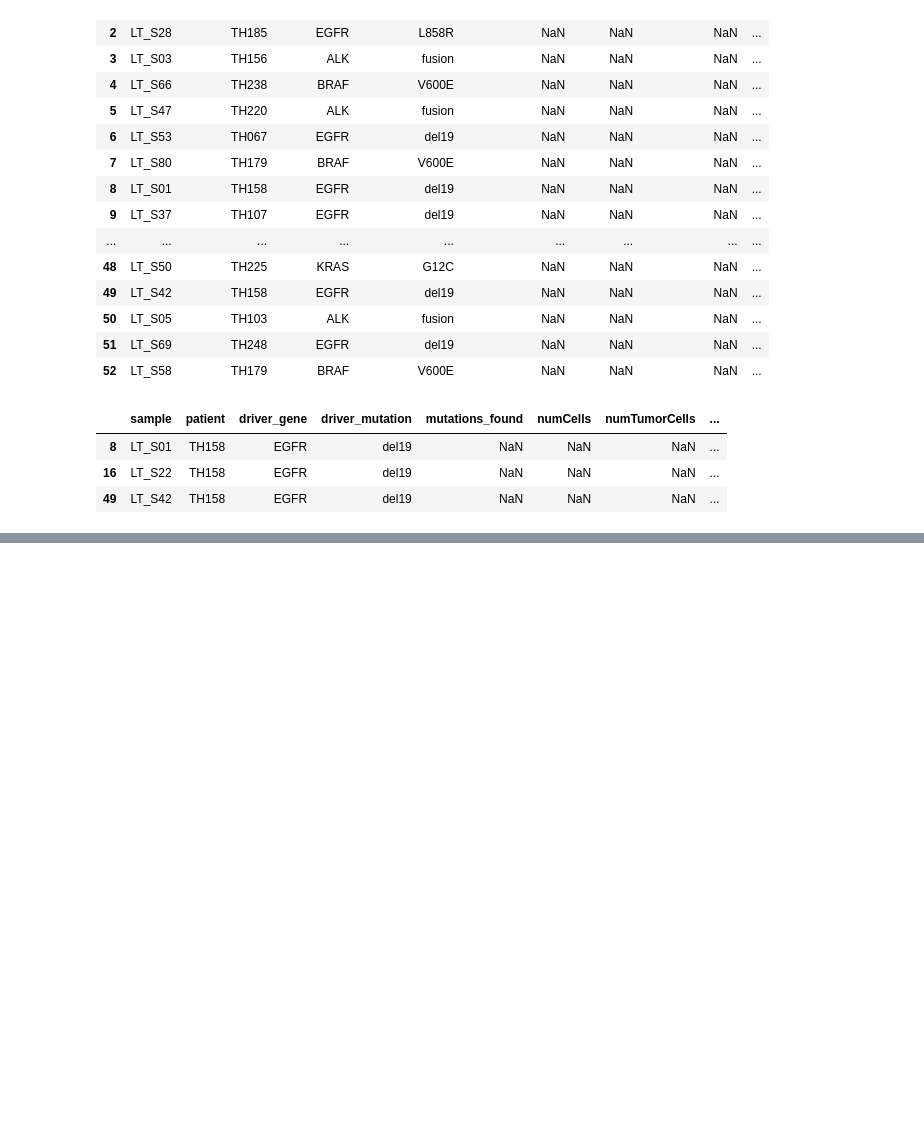
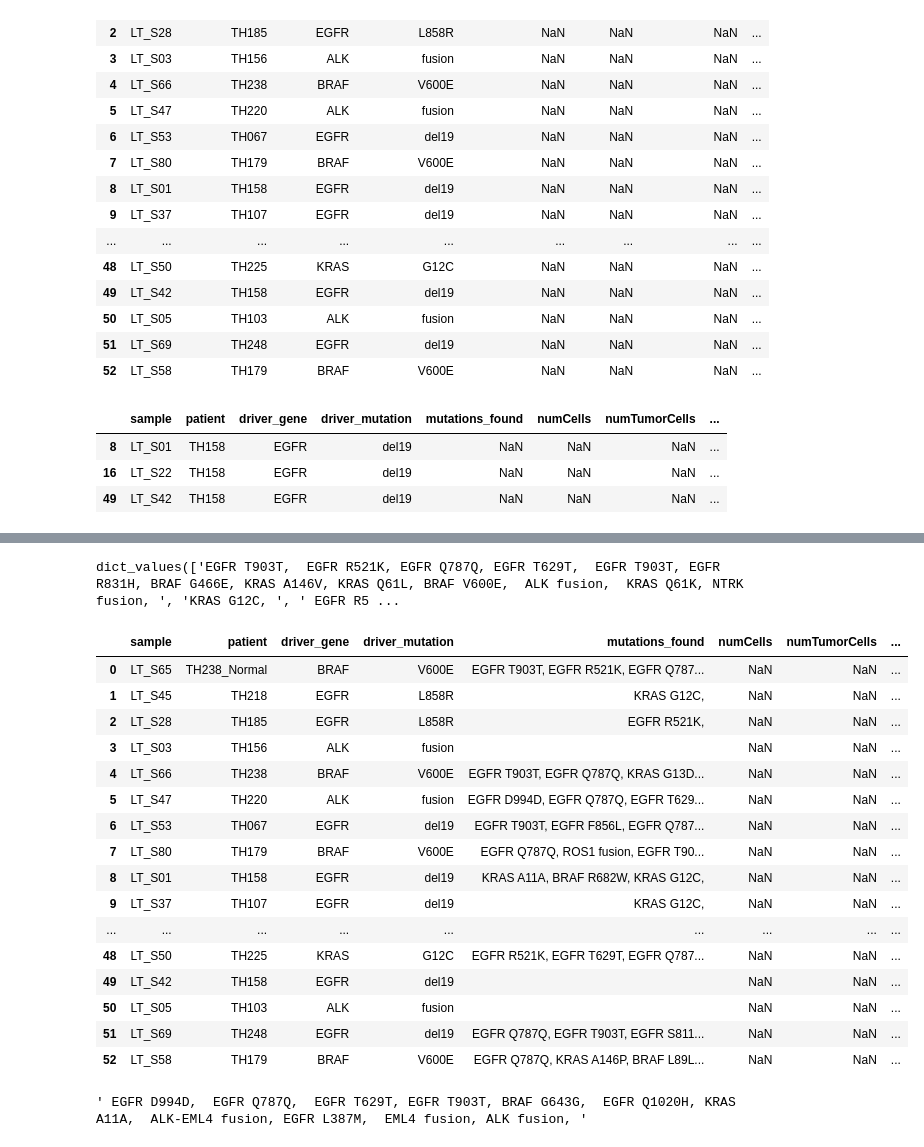
Before and after one commit to czbiohub/SNP_calling_pipeline, a Jupyter notebook: summaryTable/createValidationTables_samples.ipynb, the cells around one changed output, grey strips where cells are left out. Saved outputs shown, nothing was run; the diff lists cells and outputs as text; code cells hidden in the pictures; blank space fills up the shorter version.

Commit message:
fillin in validationTable_samples

```diff
--- a/summaryTable/createValidationTables_samples.ipynb
+++ b/summaryTable/createValidationTables_samples.ipynb
@@ -356,0 +365,6 @@ validationTable_samples[indices]
+# %%
+# this method worked well last time
+mutationsFoundDict = {}
+# %%
+samplesList = validationTable_samples['sample']
+samplesList
@@ -356,0 +389,3 @@ validationTable_samples[indices]
+# %%
+for item in samplesList:
+    mutationsFoundDict.update({item:''})
@@ -356,0 +412,14 @@ validationTable_samples[indices]
+# %%
+# fill in mutationsFoundDict
+for i in range(0, len(validationTable_cells.index)):
+    currSample = validationTable_cells['sample_name'][i]
+    currMuts = validationTable_cells['mutations_found'][i]
+    currMuts = str(currMuts)
+    currMutsSplit = currMuts.split(',')
+
+    currDictVal = mutationsFoundDict[currSample]
+
+    for item in currMutsSplit:
+        if item not in currDictVal and item != 'nan':
+            updateVal = currDictVal + item + ', '
+            mutationsFoundDict.update({currSample:updateVal})
@@ -356,0 +446,30 @@ validationTable_samples[indices]
+# %%
+mutationsFoundDict.values()
+# %% [output]
+dict_values(['EGFR T903T,  EGFR R521K, EGFR Q787Q, EGFR T629T,  EGFR T903T, EGFR R831H, BRAF G466E, KRAS A146V, KRAS Q61L, BRAF V600E,  ALK fusion,  KRAS Q61K, NTRK fusion, ', 'KRAS G12C, ', ' EGFR R5 ...
+# %%
+validationTable_samples['mutations_found'] = mutationsFoundDict.values()
+validationTable_samples
+# %% [output]
+|  | sample | patient | driver_gene | driver_mutation | mutations_found | numCells | numTumorCells | ... |
+| 0 | LT_S65 | TH238_Normal | BRAF | V600E | EGFR T903T, EGFR R521K, EGFR Q787... | NaN | NaN | ... |
+| 1 | LT_S45 | TH218 | EGFR | L858R | KRAS G12C, | NaN | NaN | ... |
+| 2 | LT_S28 | TH185 | EGFR | L858R | EGFR R521K, | NaN | NaN | ... |
+| 3 | LT_S03 | TH156 | ALK | fusion |  | NaN | NaN | ... |
+| 4 | LT_S66 | TH238 | BRAF | V600E | EGFR T903T, EGFR Q787Q, KRAS G13D... | NaN | NaN | ... |
+| 5 | LT_S47 | TH220 | ALK | fusion | EGFR D994D, EGFR Q787Q, EGFR T629... | NaN | NaN | ... |
+| 6 | LT_S53 | TH067 | EGFR | del19 | EGFR T903T, EGFR F856L, EGFR Q787... | NaN | NaN | ... |
+| 7 | LT_S80 | TH179 | BRAF | V600E | EGFR Q787Q, ROS1 fusion, EGFR T90... | NaN | NaN | ... |
+| 8 | LT_S01 | TH158 | EGFR | del19 | KRAS A11A, BRAF R682W, KRAS G12C, | NaN | NaN | ... |
+| 9 | LT_S37 | TH107 | EGFR | del19 | KRAS G12C, | NaN | NaN | ... |
+| ... | ... | ... | ... | ... | ... | ... | ... | ... |
+| 48 | LT_S50 | TH225 | KRAS | G12C | EGFR R521K, EGFR T629T, EGFR Q787... | NaN | NaN | ... |
+| 49 | LT_S42 | TH158 | EGFR | del19 |  | NaN | NaN | ... |
+| 50 | LT_S05 | TH103 | ALK | fusion |  | NaN | NaN | ... |
+| 51 | LT_S69 | TH248 | EGFR | del19 | EGFR Q787Q, EGFR T903T, EGFR S811... | NaN | NaN | ... |
+| 52 | LT_S58 | TH179 | BRAF | V600E | EGFR Q787Q, KRAS A146P, BRAF L89L... | NaN | NaN | ... |
+# %%
+# sanity check
+validationTable_samples['mutations_found'][5]
+# %% [output]
+' EGFR D994D,  EGFR Q787Q,  EGFR T629T, EGFR T903T, BRAF G643G,  EGFR Q1020H, KRAS A11A,  ALK-EML4 fusion, EGFR L387M,  EML4 fusion, ALK fusion, '
```
Also changed, not shown: parts of 23 cells of this notebook.
